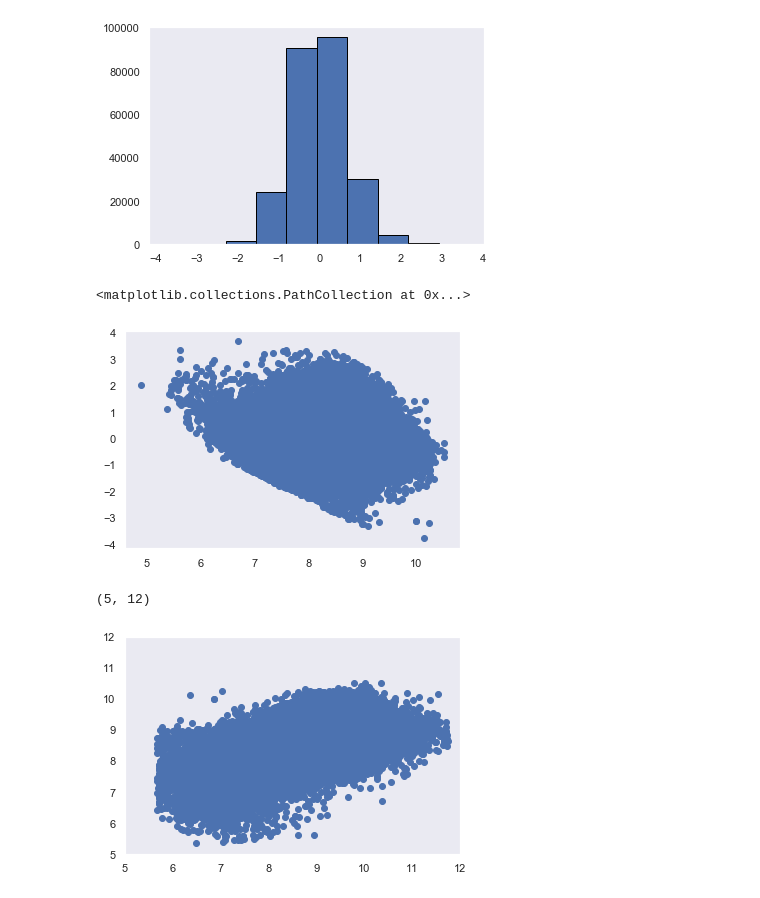
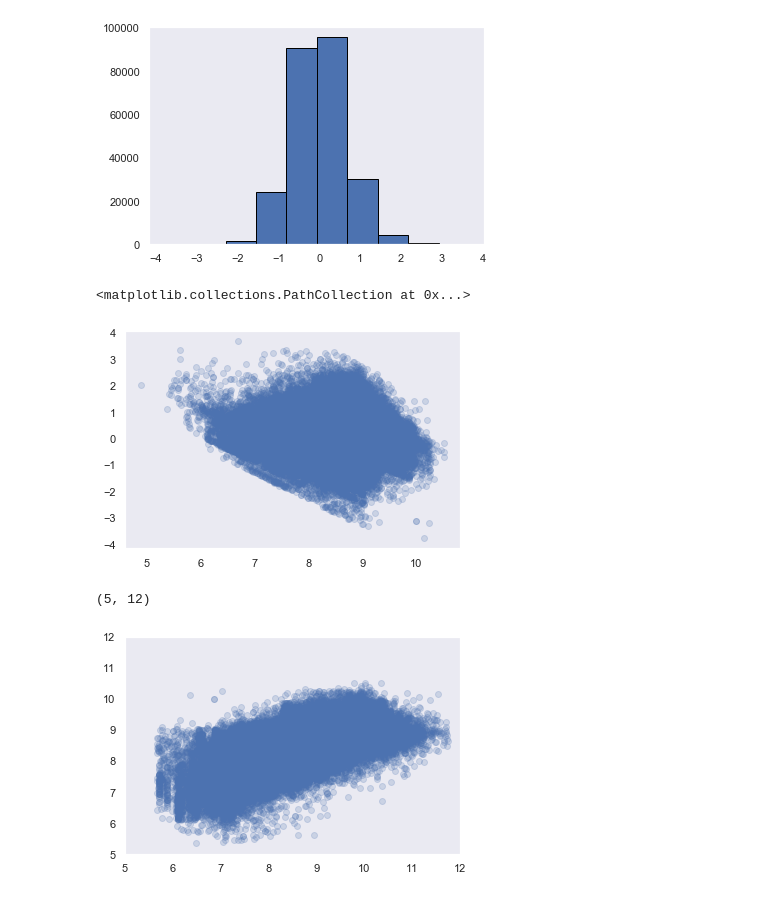
Before and after one commit to neylsoncrepalde/diversidade_mercado_ia, a Jupyter notebook: src/exploratoria.ipynb, the cells around one changed output. Drawn from its saved outputs; the diff is of its cells as text; code cells hidden in the pictures.

```diff
--- a/src/exploratoria.ipynb
+++ b/src/exploratoria.ipynb
@@ -411,5 +411,3 @@ Vamos filtrar apenas pessoas entre 18 e 80 anos.
 bd = sud.loc[(sud['Vl Remun Média Nom'] > 0) &
              (sud['Idade'] > 17) & (sud['Idade'] < 81)
              ,:]
-# %%
-bd['Idade_quad'] = bd.Idade ** 2
@@ -421,0 +419,3 @@ See the caveats in the documentation: http://pandas.pydata.org/pandas-docs/stabl
+# %%
+bd['idadecent'] = bd.Idade - np.mean(bd.Idade)
+bd['Idade_quad'] = bd.idadecent ** 2
@@ -459,7 +469,7 @@ y = np.log(bd['Vl Remun Média Nom'])
 X = pd.get_dummies(bd[['Sexo Trabalhador',
                        'Escolaridade após 2005',
                        'Qtd Hora Contr',
-                       'Idade', 'Idade_quad',
+                       'idadecent', 'Idade_quad',
                        'Brasileiro',
                        'Branco',
                        'Tempo Emprego'
@@ -559,14 +569,14 @@ plt.hist(regressao.resid, edgecolor="black")
 [figure]
 # %%
 yhat = regressao.predict()
-plt.scatter(yhat, regressao.resid)
+plt.scatter(yhat, regressao.resid, alpha=.2)
 # %% [output]
 <matplotlib.collections.PathCollection at 0x...>
-[figure, old version]
+[figure, new version]
 # %%
-plt.scatter(y, yhat)
+plt.scatter(y, yhat, alpha=.2)
 plt.xlim((5, 12))
 plt.ylim((5, 12))
 # %% [output]
 (5, 12)
-[figure, old version]
+[figure, new version]
```
Also changed, not shown: parts of 8 cells of this notebook.
